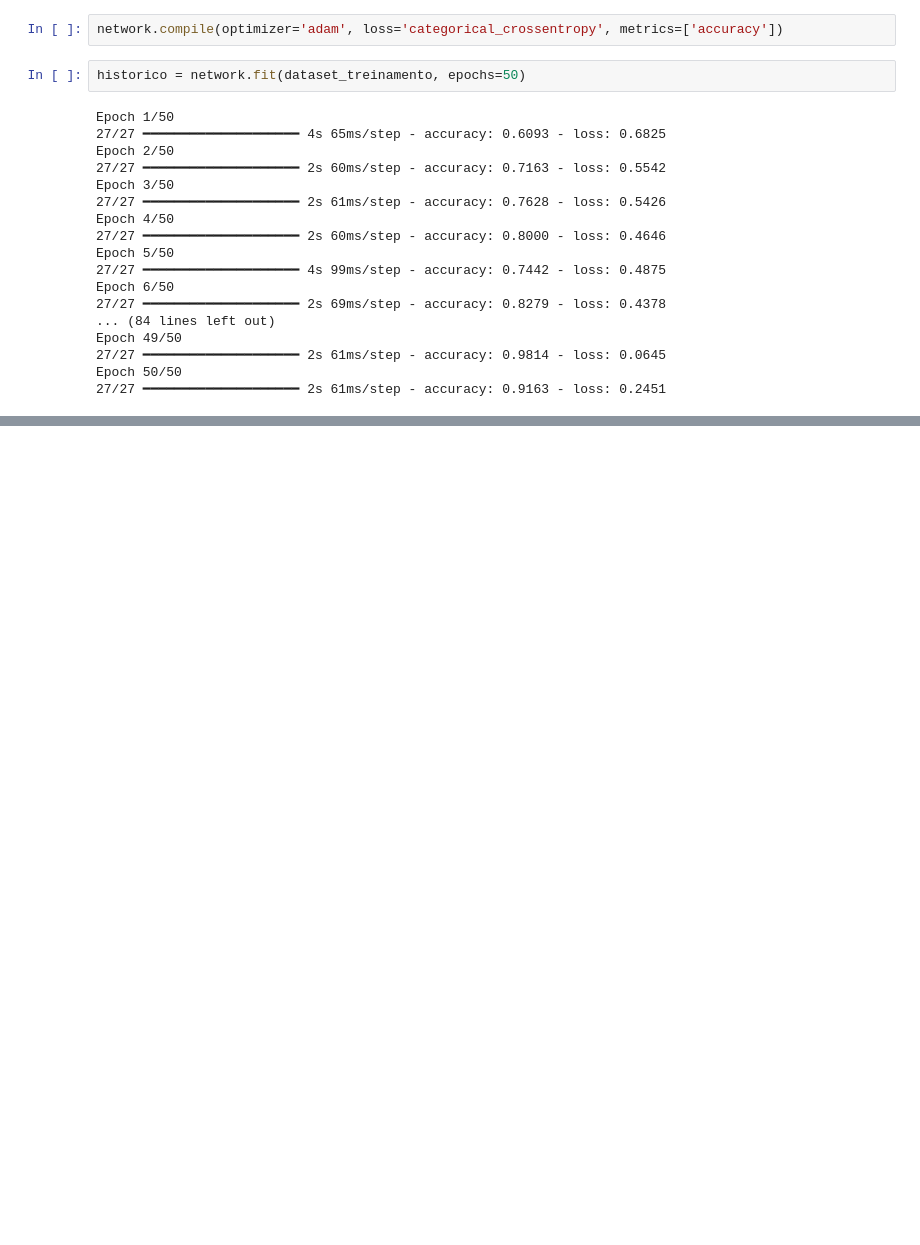
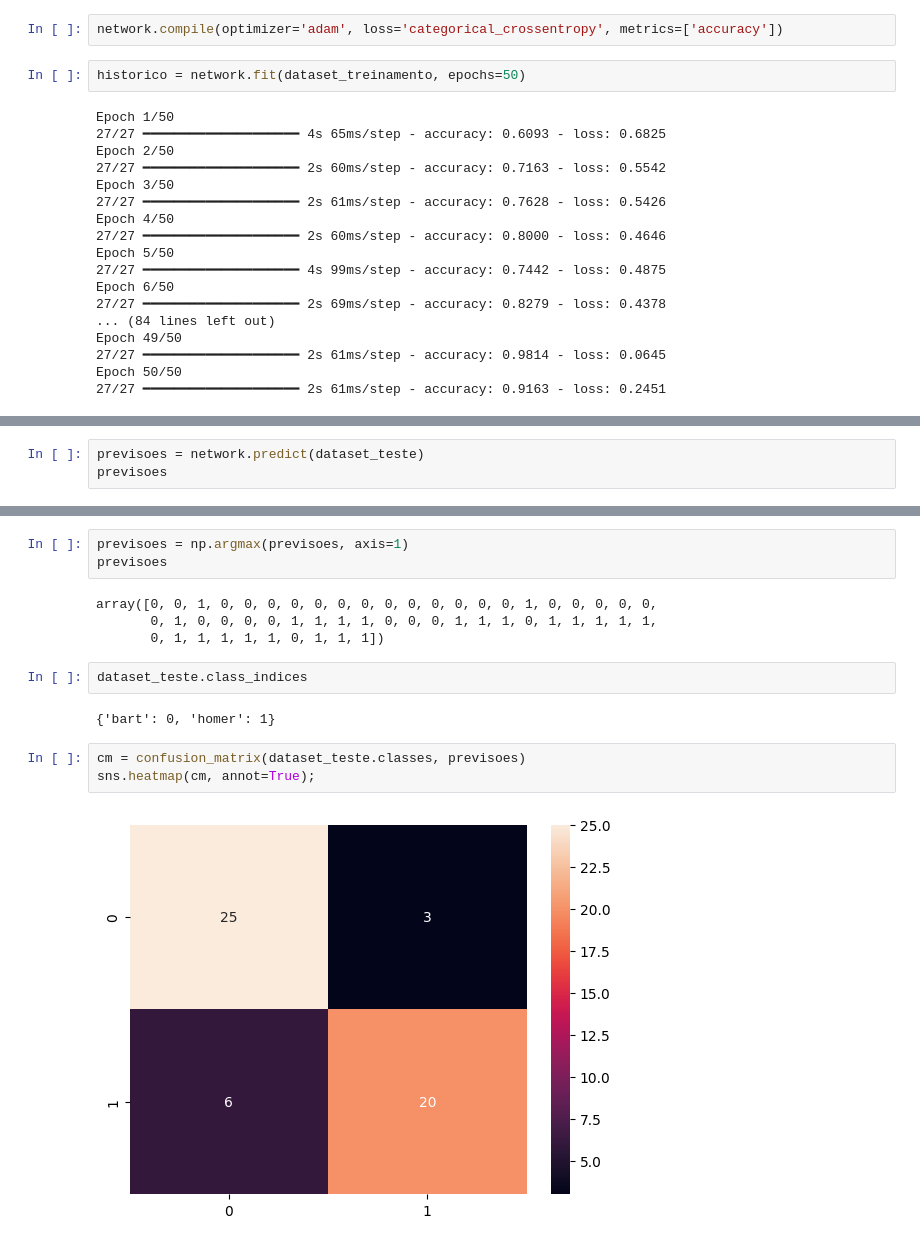
Before and after one commit to gcoelho3008/cnn_previsao, a Jupyter notebook: cnn_previsao_imagem.ipynb, the cells around one changed output, grey strips where cells are left out. Drawn from its saved outputs; the diff is of its cells as text; blank space fills up the shorter version.

```diff
--- a/cnn_previsao_imagem.ipynb
+++ b/cnn_previsao_imagem.ipynb
@@ -136,0 +144,3 @@ Epoch 50/50
+# %%
+previsoes = network.predict(dataset_teste)
+previsoes
@@ -136,0 +166,16 @@ Epoch 50/50
+# %%
+previsoes = np.argmax(previsoes, axis=1)
+previsoes
+# %% [output]
+array([0, 0, 1, 0, 0, 0, 0, 0, 0, 0, 0, 0, 0, 0, 0, 0, 1, 0, 0, 0, 0, 0,
+       0, 1, 0, 0, 0, 0, 1, 1, 1, 1, 0, 0, 0, 1, 1, 1, 0, 1, 1, 1, 1, 1,
+       0, 1, 1, 1, 1, 1, 0, 1, 1, 1])
+# %%
+dataset_teste.class_indices
+# %% [output]
+{'bart': 0, 'homer': 1}
+# %%
+cm = confusion_matrix(dataset_teste.classes, previsoes)
+sns.heatmap(cm, annot=True);
+# %% [output]
+[figure, added]
```
Also changed, not shown: parts of 5 cells of this notebook.
